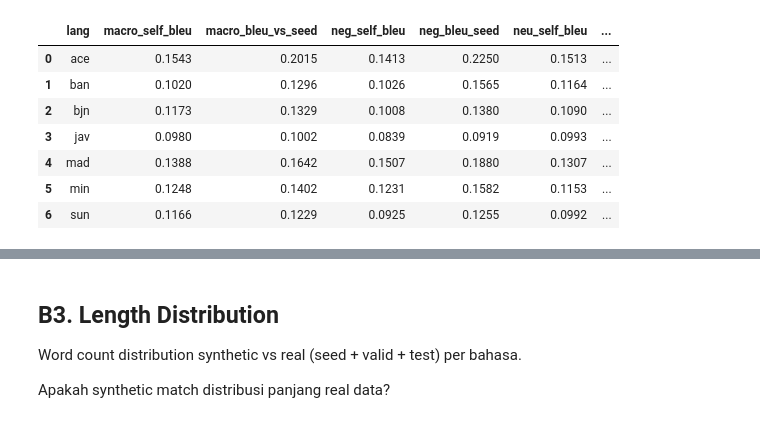
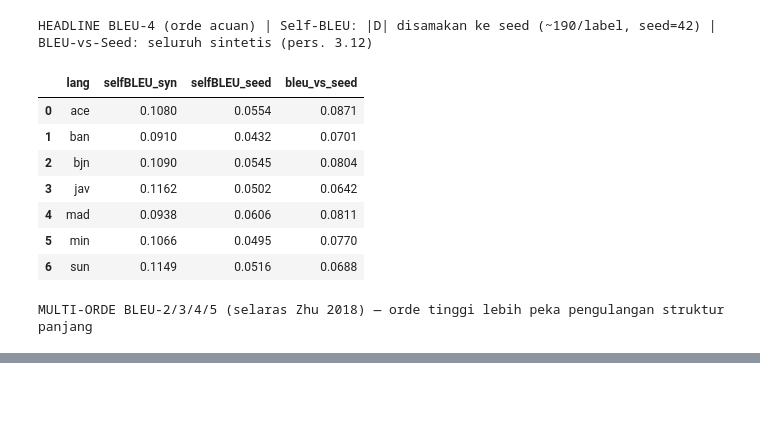
Before and after one commit to Michs224/MAGenerator, a Jupyter notebook: notebook/bab_iv_metrics.ipynb, the cells around one changed output, grey strips where cells are left out. Saved outputs shown, nothing was run; the diff lists cells and outputs as text; code cells hidden in the pictures; blank space fills up the shorter version.

```diff
--- a/notebook/bab_iv_metrics.ipynb
+++ b/notebook/bab_iv_metrics.ipynb
@@ -532,37 +390,52 @@ def bleu_vs_ref(hyps, refs, max_samples=200):
 # %%
-rows = []
+REF_ORDER = 4  # orde acuan (konfigurasi standar N=4, Papineni et al. 2002)
+METRICS = [('self_syn', 'Self-BLEU sintetis'), ('self_seed', 'Self-BLEU seed'), ('bs', 'BLEU vs Seed')]
+
+rows_head, rows_multi = [], []
 for lang in LANGS:
     if lang not in syn_dfs:
         continue
-    seed_df = seed_dfs[lang]
-    syn_df = syn_dfs[lang]
-    label_metrics = {}
+    seed_df, syn_df = seed_dfs[lang], syn_dfs[lang]
+    pl = {}
     for label in ['negative', 'neutral', 'positive']:
-        syn_t = syn_df[syn_df['label'] == label]['text'].dropna().tolist()
         seed_t = seed_df[seed_df['label'] == label]['text'].dropna().tolist()
-        if not syn_t:
+        syn_all = syn_df[syn_df['label'] == label]['text'].dropna().tolist()
+        if len(syn_all) < 2 or len(seed_t) < 2:
             continue
-        label_metrics[label] = {
-            'self_bleu': self_bleu(syn_t),
-            'bleu_vs_seed': bleu_vs_ref(syn_t, seed_t),
+        syn_m = match_sample(syn_all, len(seed_t))       # Self-BLEU: |D| sintetis = |D| seed (adil, pers. 3.11)
+        pl[label] = {
+            'self_syn':  self_bleu(syn_m),               # keberagaman sintetis (matched ke seed)
+            'self_seed': self_bleu(seed_t),              # keberagaman seed (baseline manusia)
+            'bs':        bleu_vs_ref(syn_all, seed_t),   # BLEU-vs-Seed: SELURUH sintetis vs seed (pers. 3.12)
         }
-    if not label_metrics:
+    if not pl:
         continue
-    macro_sb = round(np.mean([d['self_bleu'] for d in label_metrics.values()]), 4)
-    macro_bs = round(np.mean([d['bleu_vs_seed'] for d in label_metrics.values()]), 4)
-    row = {'lang': lang, 'macro_self_bleu': macro_sb, 'macro_bleu_vs_seed': macro_bs}
-    for label, d in label_metrics.items():
-        row[f'{label[:3]}_self_bleu'] = round(d['self_bleu'], 4)
-        row[f'{label[:3]}_bleu_seed'] = round(d['bleu_vs_seed'], 4)
-    rows.append(row)
+    macro = lambda k, n: float(np.mean([pl[l][k][n] for l in pl]))
 
-display(pd.DataFrame(rows))
+    # Headline BLEU-4 (orde acuan) — ketiga metrik berdampingan
+    rows_head.append({
+        'lang': lang,
+        'selfBLEU_syn':  round(macro('self_syn',  REF_ORDER), 4),
+        'selfBLEU_seed': round(macro('self_seed', REF_ORDER), 4),
+        'bleu_vs_seed':  round(macro('bs',        REF_ORDER), 4),
+    })
+    # Multi-orde BLEU-2/3/4/5 — ketiga metrik (selaras Zhu 2018, Tabel 2 & 3)
+    for key, name in METRICS:
+        rows_multi.append({'lang': lang, 'metrik': name,
+                           **{f'BLEU-{n}': round(macro(key, n), 4) for n in ORDERS}})
+
+print(f'HEADLINE BLEU-{REF_ORDER} (orde acuan) | Self-BLEU: |D| disamakan ke seed (~190/label, seed=42) | BLEU-vs-Seed: seluruh sintetis (pers. 3.12)')
+display(pd.DataFrame(rows_head))
+print('\nMULTI-ORDE BLEU-2/3/4/5 (selaras Zhu 2018) — orde tinggi lebih peka pengulangan struktur panjang')
+display(pd.DataFrame(rows_multi))
 # %% [output]
+HEADLINE BLEU-4 (orde acuan) | Self-BLEU: |D| disamakan ke seed (~190/label, seed=42) | BLEU-vs-Seed: seluruh sintetis (pers. 3.12)
-|  | lang | macro_self_bleu | macro_bleu_vs_seed | neg_self_bleu | neg_bleu_seed | neu_self_bleu | ... |
-| 0 | ace | 0.1543 | 0.2015 | 0.1413 | 0.2250 | 0.1513 | ... |
-| 1 | ban | 0.1020 | 0.1296 | 0.1026 | 0.1565 | 0.1164 | ... |
-| 2 | bjn | 0.1173 | 0.1329 | 0.1008 | 0.1380 | 0.1090 | ... |
-| 3 | jav | 0.0980 | 0.1002 | 0.0839 | 0.0919 | 0.0993 | ... |
-| 4 | mad | 0.1388 | 0.1642 | 0.1507 | 0.1880 | 0.1307 | ... |
-| 5 | min | 0.1248 | 0.1402 | 0.1231 | 0.1582 | 0.1153 | ... |
-| 6 | sun | 0.1166 | 0.1229 | 0.0925 | 0.1255 | 0.0992 | ... |
+|  | lang | selfBLEU_syn | selfBLEU_seed | bleu_vs_seed |
+| 0 | ace | 0.1080 | 0.0554 | 0.0871 |
+| 1 | ban | 0.0910 | 0.0432 | 0.0701 |
+| 2 | bjn | 0.1090 | 0.0545 | 0.0804 |
+| 3 | jav | 0.1162 | 0.0502 | 0.0642 |
+| 4 | mad | 0.0938 | 0.0606 | 0.0811 |
+| 5 | min | 0.1066 | 0.0495 | 0.0770 |
+| 6 | sun | 0.1149 | 0.0516 | 0.0688 |
+MULTI-ORDE BLEU-2/3/4/5 (selaras Zhu 2018) — orde tinggi lebih peka pengulangan struktur panjang
@@ -569,6 +458,0 @@ display(pd.DataFrame(rows))
-# %% [markdown]
-## B3. Length Distribution
-
-Word count distribution synthetic vs real (seed + valid + test) per bahasa.
-
-Apakah synthetic match distribusi panjang real data?
```
Also changed, not shown: parts of 44 cells of this notebook, 22 other files.
